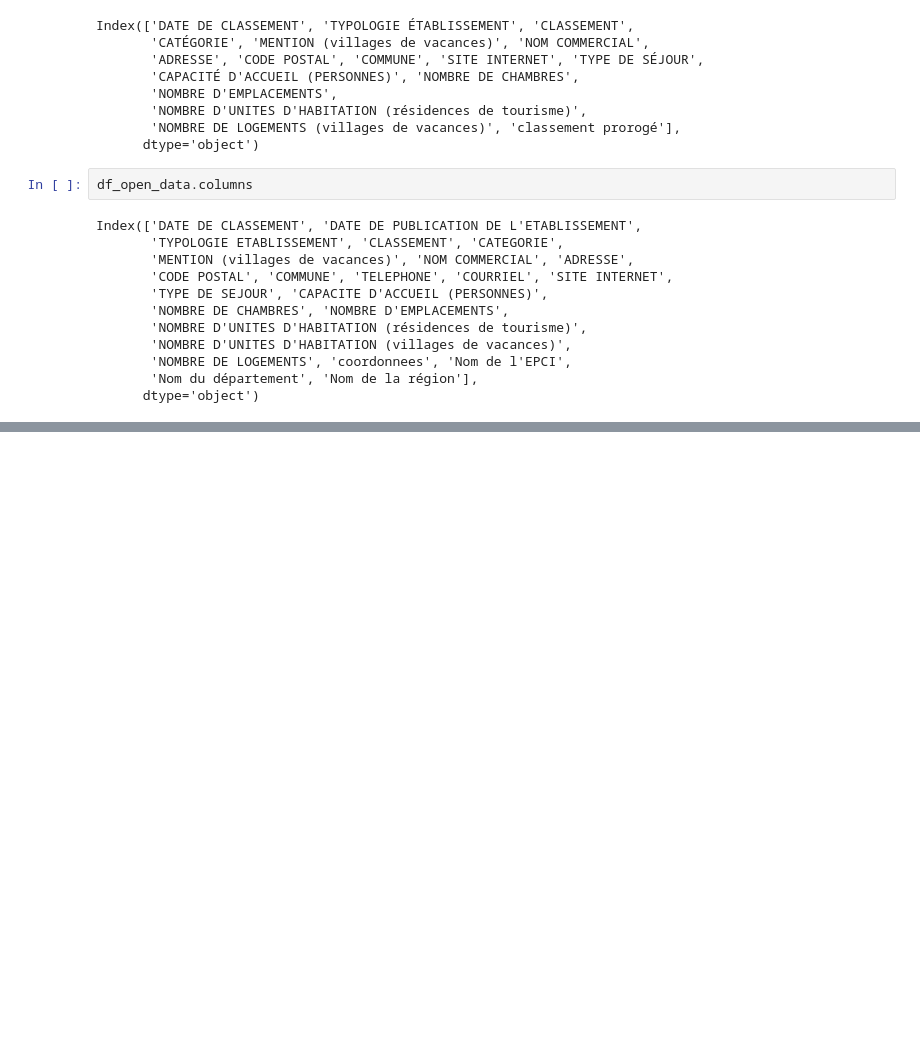
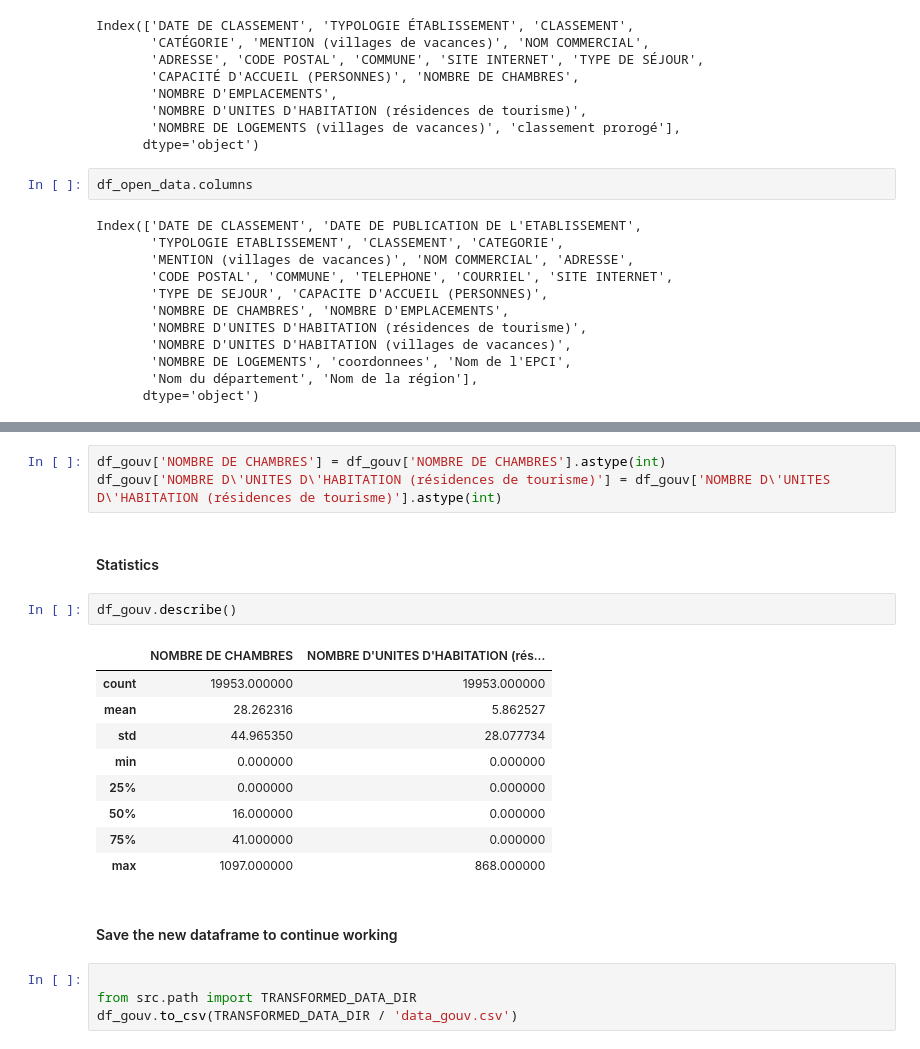
Before and after one commit to enekoegiguren/de_ti, a Jupyter notebook: notebooks/02_explore_data.ipynb, the cells around one changed output, grey strips where cells are left out. Drawn from its saved outputs; the diff is of its cells as text; blank space fills up the shorter version.

```diff
--- a/notebooks/02_explore_data.ipynb
+++ b/notebooks/02_explore_data.ipynb
@@ -48,0 +128,23 @@ Index(['DATE DE CLASSEMENT', 'DATE DE PUBLICATION DE L'ETABLISSEMENT',
+# %%
+df_gouv['NOMBRE DE CHAMBRES'] = df_gouv['NOMBRE DE CHAMBRES'].astype(int)
+df_gouv['NOMBRE D\'UNITES D\'HABITATION (résidences de tourisme)'] = df_gouv['NOMBRE D\'UNITES D\'HABITATION (résidences de tourisme)'].astype(int)
+# %% [markdown]
+#### Statistics
+# %%
+df_gouv.describe()
+# %% [output]
+|  | NOMBRE DE CHAMBRES | NOMBRE D'UNITES D'HABITATION (rés... |
+| count | 19953.000000 | 19953.000000 |
+| mean | 28.262316 | 5.862527 |
+| std | 44.965350 | 28.077734 |
+| min | 0.000000 | 0.000000 |
+| 25% | 0.000000 | 0.000000 |
+| 50% | 16.000000 | 0.000000 |
+| 75% | 41.000000 | 0.000000 |
+| max | 1097.000000 | 868.000000 |
+# %% [markdown]
+#### Save the new dataframe to continue working
+# %%
+
+from src.path import TRANSFORMED_DATA_DIR
+df_gouv.to_csv(TRANSFORMED_DATA_DIR / 'data_gouv.csv')
```
Also changed, not shown: parts of 10 cells of this notebook, 6 other files.
